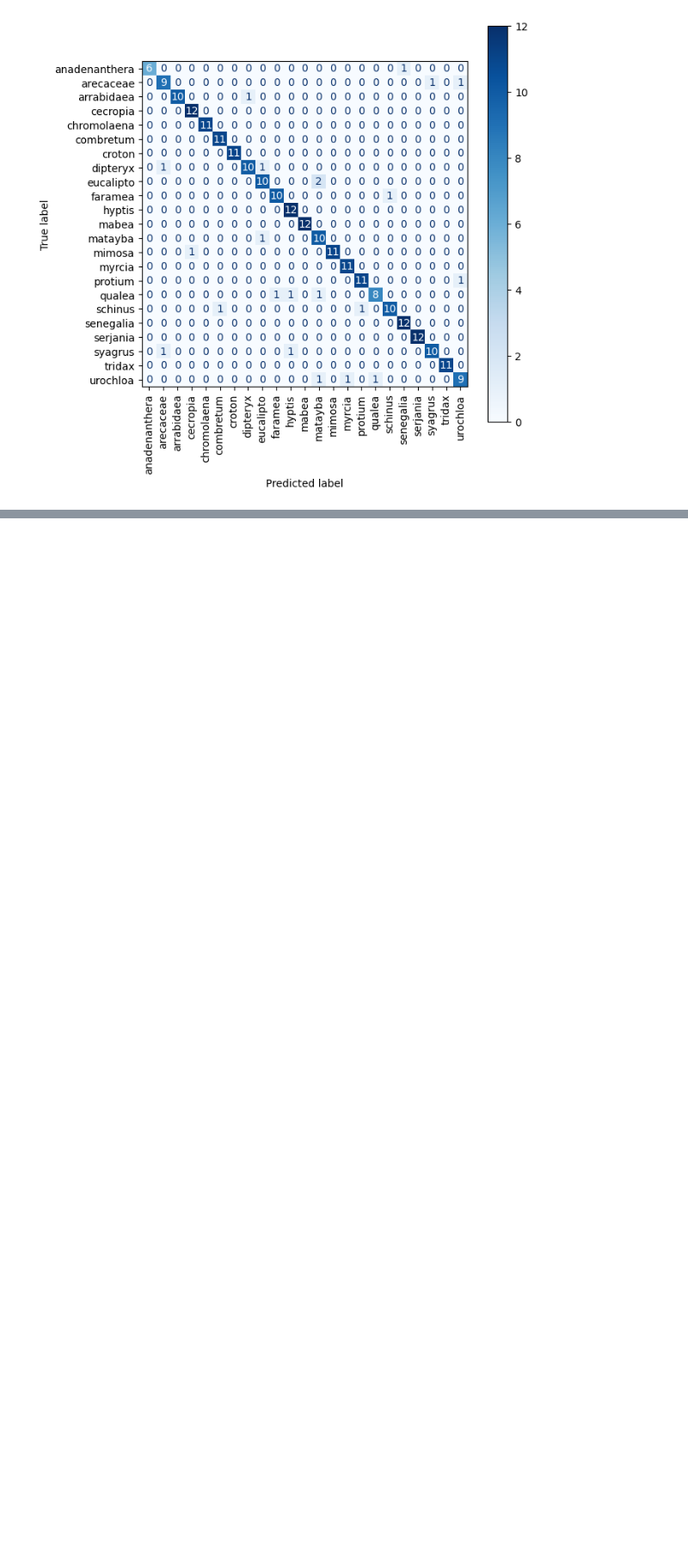
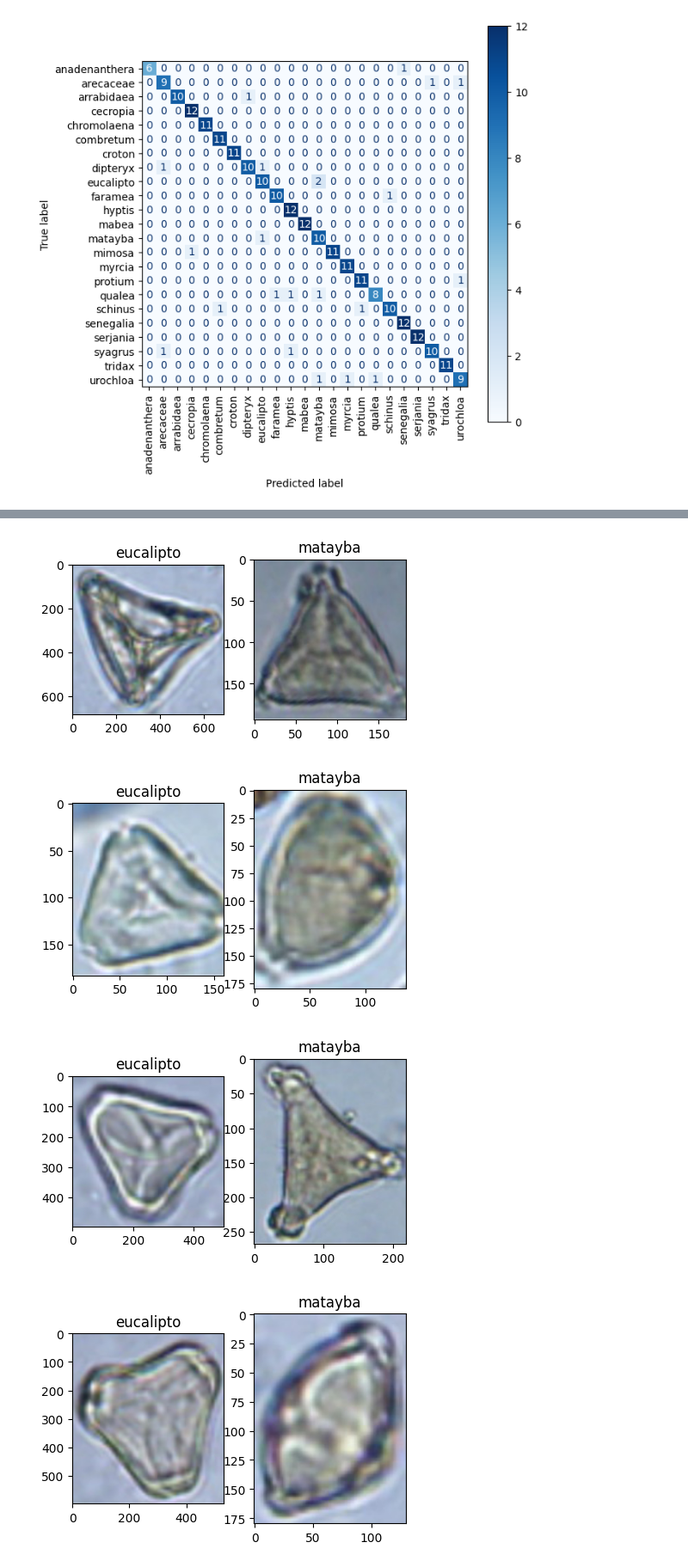
Before and after one commit to alex000kim/cv_webinars, a Jupyter notebook: 1_ImageClassification.ipynb, the cells around one changed output, grey strips where cells are left out. Shown at 86% size. Saved outputs shown, nothing was run; the diff lists cells and outputs as text; code cells hidden in the pictures; blank space fills up the shorter version.

```diff
--- a/1_ImageClassification.ipynb
+++ b/1_ImageClassification.ipynb
@@ -151,0 +355,19 @@ plt.show()
+# %%
+all_eucalipto_images = [img_path for img_path in img_flist if 'eucalipto' in img_path.name]
+all_matayba_images = [img_path for img_path in img_flist if 'matayba' in img_path.name]
+sample_eucalipto_images = sample(all_eucalipto_images, 5)
+sample_matayba_images = sample(all_matayba_images, 5)
+
+for eucalipto_img_path, mataybao_img_path in list(zip(sample_eucalipto_images, sample_matayba_images)):
+    fig = plt.figure(figsize=(5, 5))
+    fig.add_subplot(1,2,1)
+    plt.imshow(Image.open(eucalipto_img_path))
+    plt.title('eucalipto')
+    fig.add_subplot(1,2,2)
+    plt.imshow(Image.open(mataybao_img_path))
+    plt.title('matayba')
+# %% [output]
+[figure, added]
+[figure, added]
+[figure, added]
+[figure, added]
```
Also changed, not shown: parts of 53 cells of this notebook, 1 other file.
